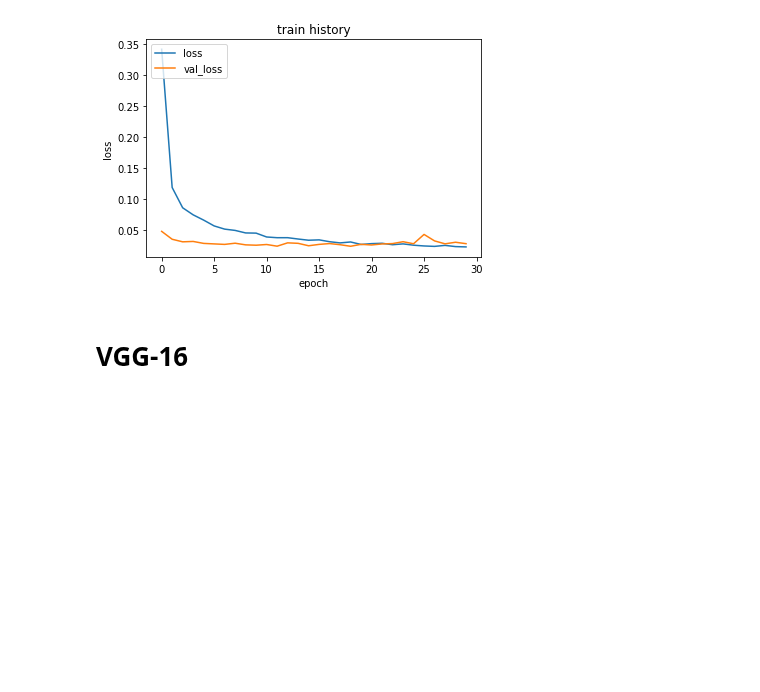
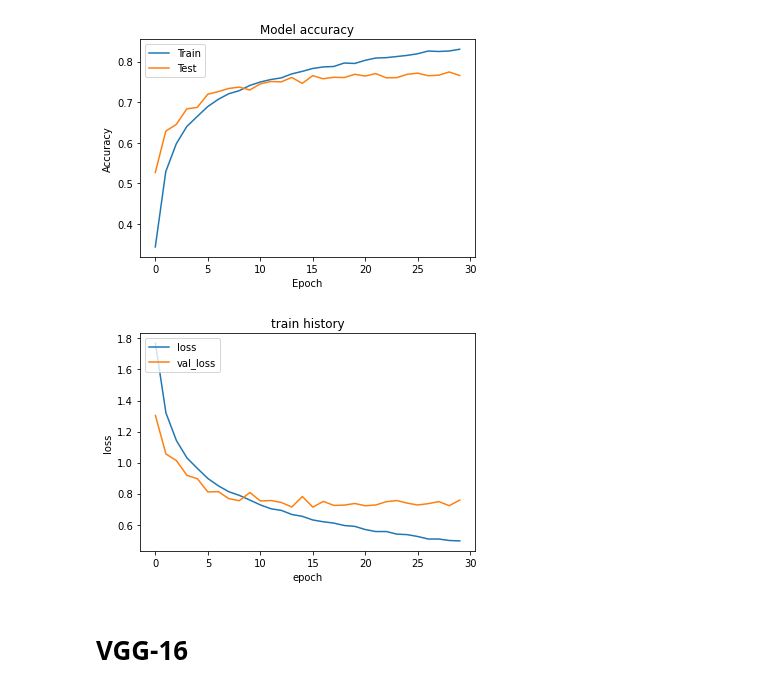
Before and after one commit to kotech1/computervision, a Jupyter notebook: 07_cnn2.ipynb, the cells around one changed output. Drawn from its saved outputs; the diff is of its cells as text; code cells hidden in the pictures; blank space fills up the shorter version.

```diff
--- a/07_cnn2.ipynb
+++ b/07_cnn2.ipynb
@@ -86,10 +115,13 @@ plt.show()
 # %%
 model = keras.Sequential([
-    keras.layers.Conv2D(32, (3,3), activation='relu', input_shape=(28, 28, 1)),
+    keras.layers.Conv2D(32, (3,3), activation='relu', padding='same', input_shape=(32, 32, 3)),
+    keras.layers.Conv2D(32, (3,3), activation='relu', padding='same'),
     keras.layers.MaxPooling2D((2,2)),
-    keras.layers.Conv2D(64, (3,3), activation='relu'),
+    keras.layers.Conv2D(64, (3,3), activation='relu', padding='same'),
+    keras.layers.Conv2D(64, (3,3), activation='relu', padding='same'),
     keras.layers.MaxPooling2D((2,2)),
-    keras.layers.Conv2D(64, (3,3), activation='relu'),
+    keras.layers.Conv2D(64, (3,3), activation='relu', padding='same'),
+    keras.layers.Conv2D(64, (3,3), activation='relu', padding='same'),
     keras.layers.Flatten(),
     keras.layers.Dropout(0.5),
     keras.layers.Dense(64, activation='relu'),
@@ -122,14 +154,24 @@ Epoch 30/30
 # %%
+# 학습 정확성 값과 검증 정확성 값을 플롯팅 합니다.
+plt.plot(history2.history['accuracy'])
+plt.plot(history2.history['val_accuracy'])
+plt.title('Model accuracy')
+plt.ylabel('Accuracy')
+plt.xlabel('Epoch')
+plt.legend(['Train', 'Test'], loc='upper left')
+plt.show()
+
 # summarize history for accuracy
 plt.plot(history2.history['loss'])
 plt.plot(history2.history['val_loss'])
 plt.title('train history')
 plt.ylabel('loss')
 plt.xlabel('epoch')
 plt.legend(['loss', 'val_loss'], loc='upper left')
 plt.show()
 # %% [output]
-[figure, old version]
+[figure, new version]
+[figure, added]
 # %% [markdown]
 # VGG-16
 # %%
```
Also changed, not shown: parts of 40 cells of this notebook.
